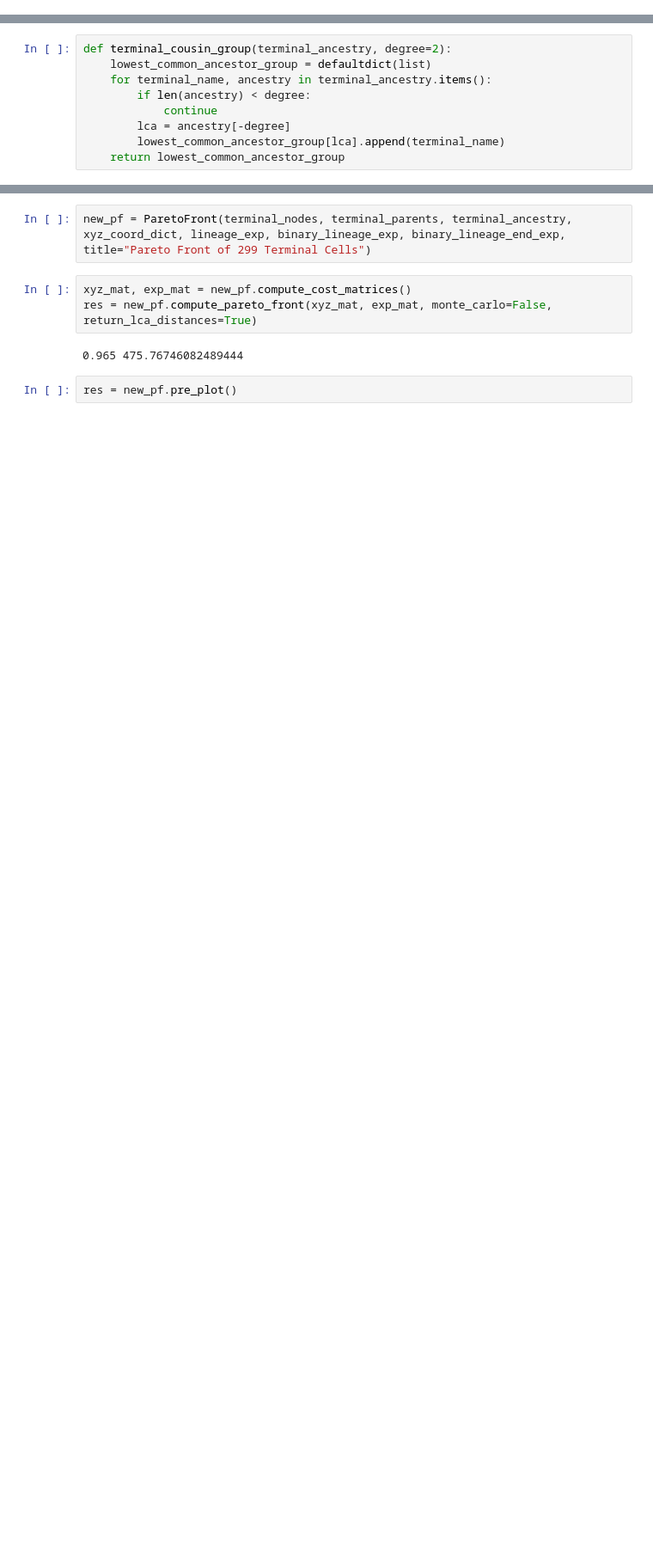
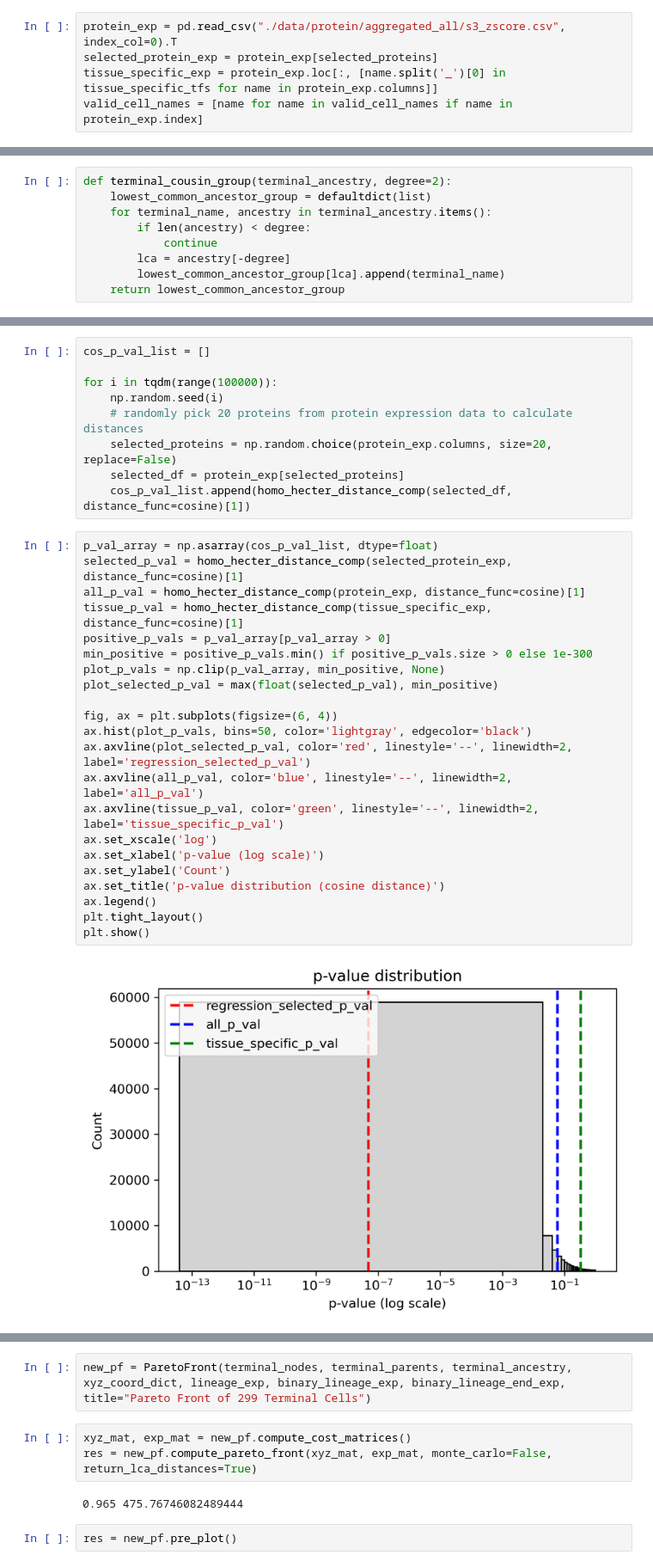
Before and after one commit to IcyFermion/embryogenesis, a Jupyter notebook: terminal_expression.ipynb, the cells around one changed output, grey strips where cells are left out. Shown at 86% size. Cells and saved outputs as stored; diff of their text form; blank space fills up the shorter version.

```diff
--- a/terminal_expression.ipynb
+++ b/terminal_expression.ipynb
@@ -218,0 +63,5 @@ for lineage in lineage_exp.columns:
+# %%
+protein_exp = pd.read_csv("./data/protein/aggregated_all/s3_zscore.csv", index_col=0).T
+selected_protein_exp = protein_exp[selected_proteins]
+tissue_specific_exp = protein_exp.loc[:, [name.split('_')[0] in tissue_specific_tfs for name in protein_exp.columns]]
+valid_cell_names = [name for name in valid_cell_names if name in protein_exp.index]
@@ -551 +384,34 @@ lineage_house_keeping_exp_cost = house_keeping_exp_cost_mat.diagonal().sum()
+# %%
+cos_p_val_list = []
+
+for i in tqdm(range(100000)):
+    np.random.seed(i)
+    # randomly pick 20 proteins from protein expression data to calculate distances
+    selected_proteins = np.random.choice(protein_exp.columns, size=20, replace=False)
+    selected_df = protein_exp[selected_proteins]
+    cos_p_val_list.append(homo_hecter_distance_comp(selected_df, distance_func=cosine)[1])
+# %%
+p_val_array = np.asarray(cos_p_val_list, dtype=float)
+selected_p_val = homo_hecter_distance_comp(selected_protein_exp, distance_func=cosine)[1]
+all_p_val = homo_hecter_distance_comp(protein_exp, distance_func=cosine)[1]
+tissue_p_val = homo_hecter_distance_comp(tissue_specific_exp, distance_func=cosine)[1]
+positive_p_vals = p_val_array[p_val_array > 0]
+min_positive = positive_p_vals.min() if positive_p_vals.size > 0 else 1e-300
+plot_p_vals = np.clip(p_val_array, min_positive, None)
+plot_selected_p_val = max(float(selected_p_val), min_positive)
+
+fig, ax = plt.subplots(figsize=(6, 4))
+ax.hist(plot_p_vals, bins=50, color='lightgray', edgecolor='black')
+ax.axvline(plot_selected_p_val, color='red', linestyle='--', linewidth=2, label='regression_selected_p_val')
+ax.axvline(all_p_val, color='blue', linestyle='--', linewidth=2, label='all_p_val')
+ax.axvline(tissue_p_val, color='green', linestyle='--', linewidth=2, label='tissue_specific_p_val')
+ax.set_xscale('log')
+ax.set_xlabel('p-value (log scale)')
+ax.set_ylabel('Count')
+ax.set_title('p-value distribution (cosine distance)')
+ax.legend()
+plt.tight_layout()
+plt.show()
+# %% [output]
+[figure, added]
 # %%
```
Also changed, not shown: parts of 65 cells of this notebook, 6 other files.
